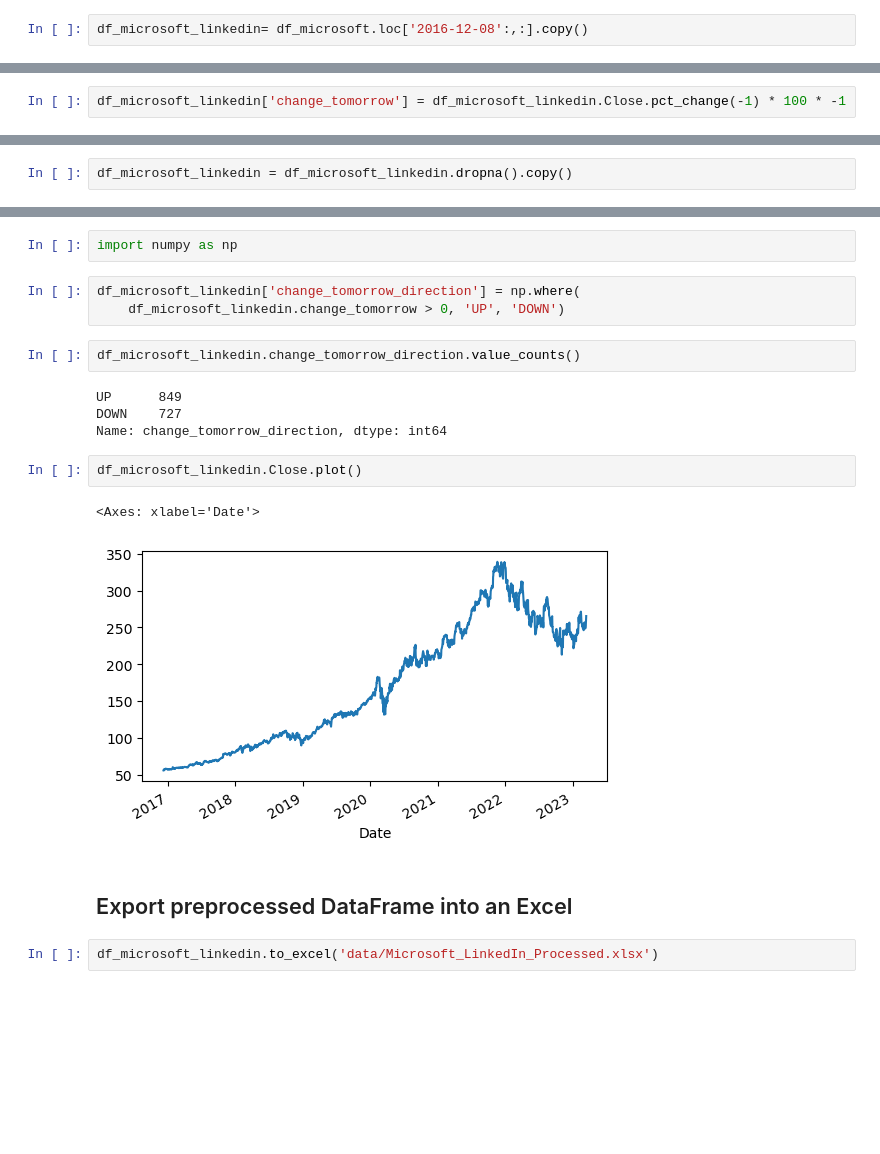
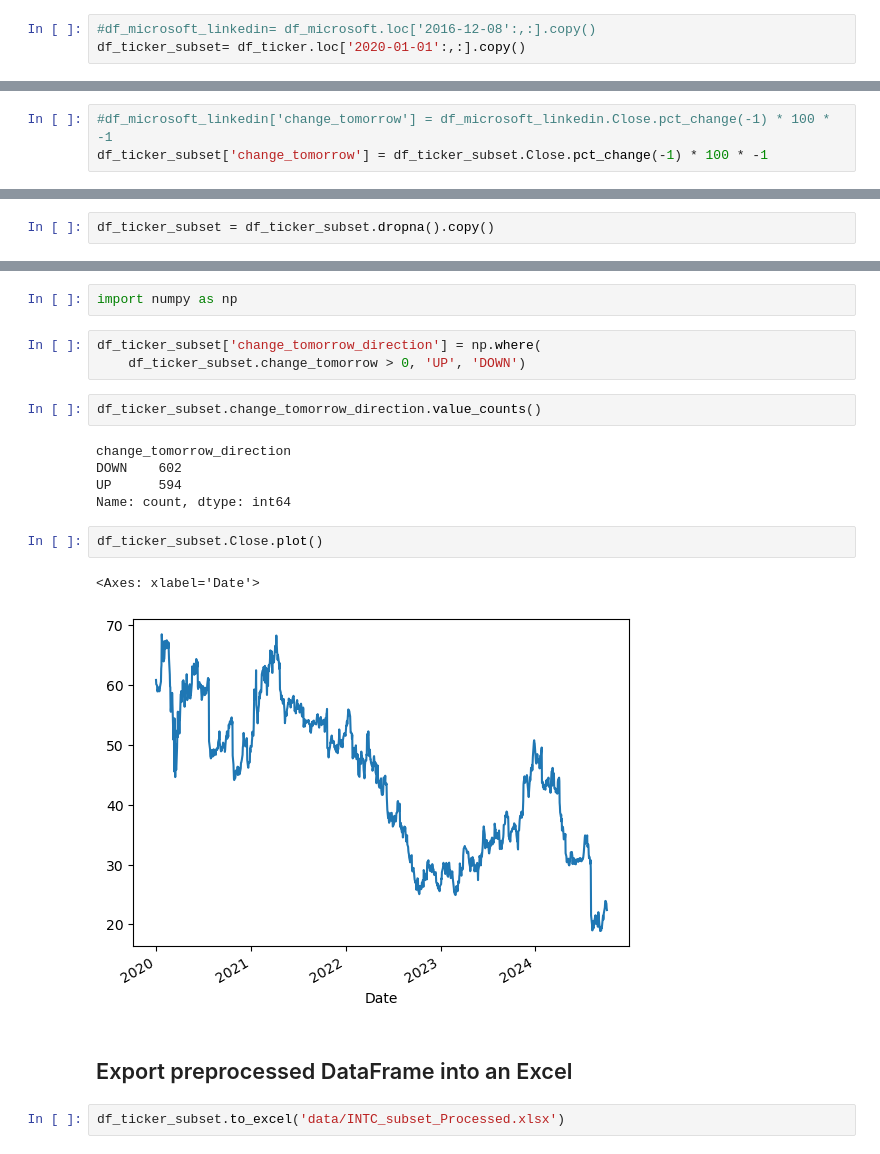
Before and after one commit to MangoWorx/practical-python-for-algorithmic-trading-4403633-main, a Jupyter notebook: notebooks-course/01B_Data Preprocessing.ipynb, the cells around one changed output, grey strips where cells are left out. Saved outputs shown, nothing was run; the diff lists cells and outputs as text; blank space fills up the shorter version.

```diff
--- a/notebooks-course/01B_Data Preprocessing.ipynb
+++ b/notebooks-course/01B_Data Preprocessing.ipynb
@@ -183,11 +193,13 @@ df_microsoft
 # %% [markdown]
 ![](src/Microsoft_x_LinkedIn.png)
 # %%
-df_microsoft_linkedin= df_microsoft.loc['2016-12-08':,:].copy()
+#df_microsoft_linkedin= df_microsoft.loc['2016-12-08':,:].copy()
+df_ticker_subset= df_ticker.loc['2020-01-01':,:].copy()
 # %% [markdown]
 ## Create new columns
 # %% [markdown]
 ### Tomorrow's percentage change
 # %%
-df_microsoft_linkedin['change_tomorrow'] = df_microsoft_linkedin.Close.pct_change(-1) * 100 * -1
+#df_microsoft_linkedin['change_tomorrow'] = df_microsoft_linkedin.Close.pct_change(-1) * 100 * -1
+df_ticker_subset['change_tomorrow'] = df_ticker_subset.Close.pct_change(-1) * 100 * -1
 # %%
@@ -204,24 +222,25 @@ df_microsoft_linkedin
 # %%
-df_microsoft_linkedin = df_microsoft_linkedin.dropna().copy()
+df_ticker_subset = df_ticker_subset.dropna().copy()
 # %% [markdown]
 ### Did the stock go up or down?
 # %%
 import numpy as np
 # %%
-df_microsoft_linkedin['change_tomorrow_direction'] = np.where(
-    df_microsoft_linkedin.change_tomorrow > 0, 'UP', 'DOWN')
+df_ticker_subset['change_tomorrow_direction'] = np.where(
+    df_ticker_subset.change_tomorrow > 0, 'UP', 'DOWN')
 # %%
-df_microsoft_linkedin.change_tomorrow_direction.value_counts()
+df_ticker_subset.change_tomorrow_direction.value_counts()
 # %% [output]
-UP      849
-DOWN    727
-Name: change_tomorrow_direction, dtype: int64
+change_tomorrow_direction
+DOWN    602
+UP      594
+Name: count, dtype: int64
 # %%
-df_microsoft_linkedin.Close.plot()
+df_ticker_subset.Close.plot()
 # %% [output]
 <Axes: xlabel='Date'>
-[figure, old version]
+[figure, new version]
 # %% [markdown]
 ## Export preprocessed DataFrame into an Excel
 # %%
-df_microsoft_linkedin.to_excel('data/Microsoft_LinkedIn_Processed.xlsx')
+df_ticker_subset.to_excel('data/INTC_subset_Processed.xlsx')
```
Also changed, not shown: parts of 7 cells of this notebook, 10 other files.
